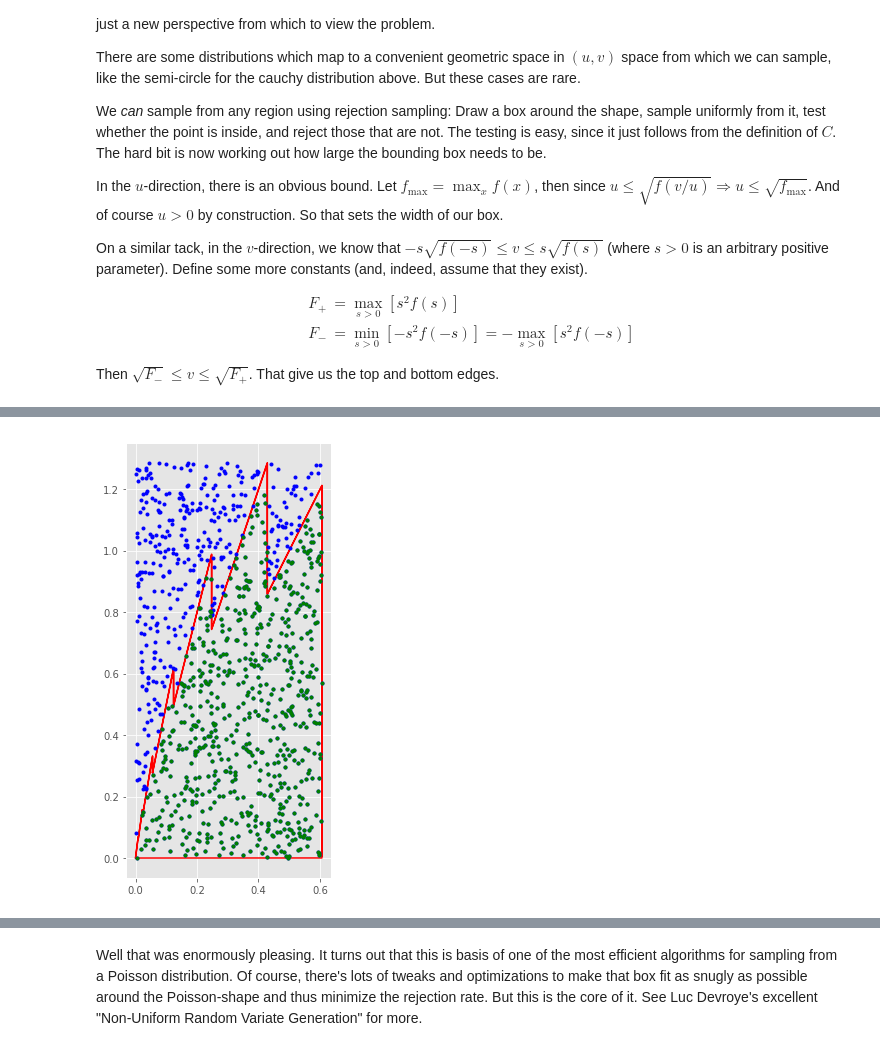
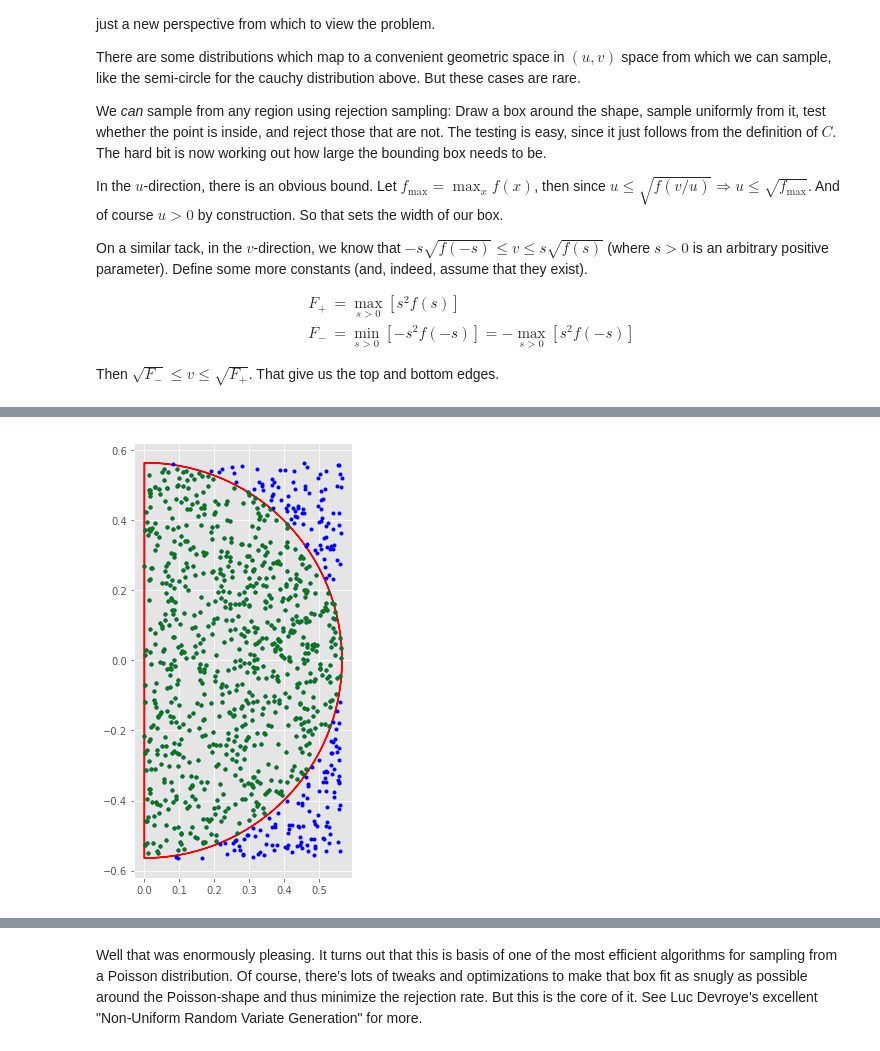
Before and after one commit to drpeteb/ratio-of-uniforms-sampling, a Jupyter notebook: ratio-of-uniforms-sampling.ipynb, the cells around one changed output, grey strips where cells are left out. Cells and saved outputs as stored; diff of their text form; code cells hidden in the pictures.

```diff
--- a/ratio-of-uniforms-sampling.ipynb
+++ b/ratio-of-uniforms-sampling.ipynb
@@ -291,5 +294,4 @@ show_me_sampling(lambda x: -np.log(np.pi) - np.log(1.0 + x**2))
-# %%
-m = 1
-show_me_sampling(lambda x: -m + np.floor(x) * np.log(m) - spf.gammaln(1 + np.floor(x)) if x >= 0 else -np.inf)
-# %% [output]
-[figure, removed]
+# %%
+show_me_sampling(logf_cauchy)
+# %% [output]
+[figure, added]
```
Also changed, not shown: parts of 6 cells of this notebook.
